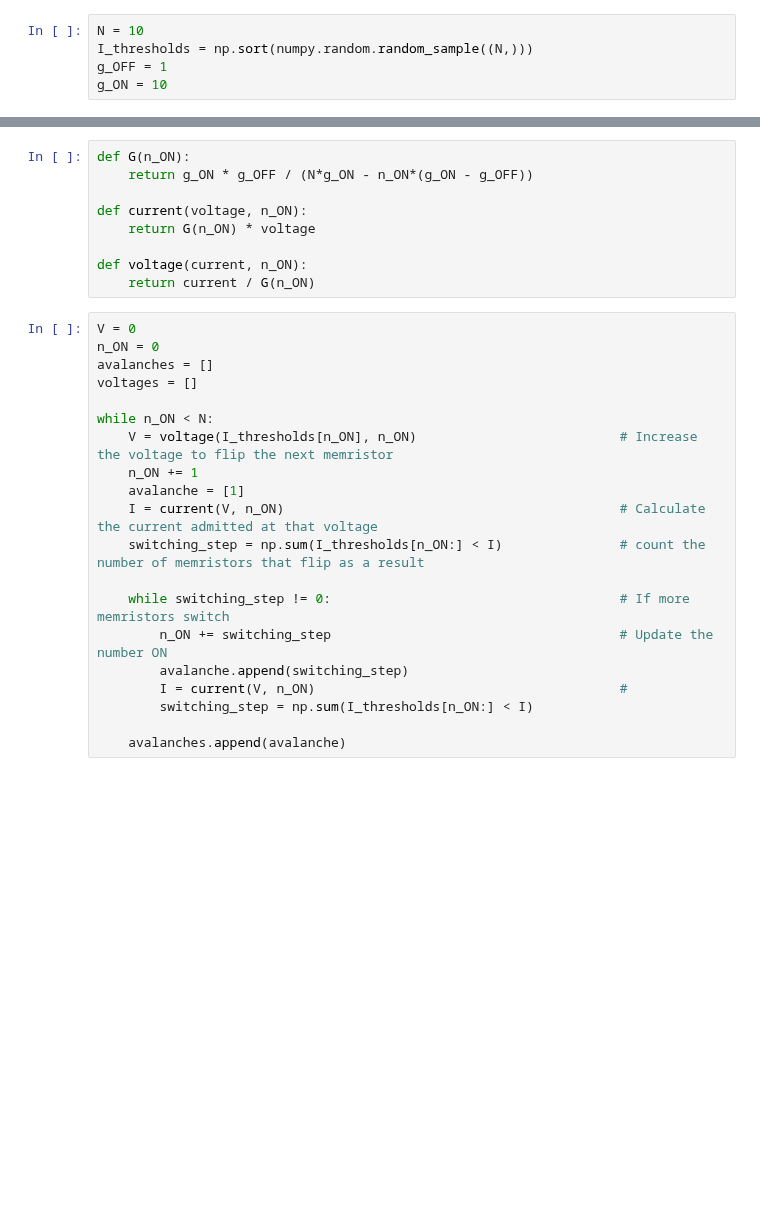
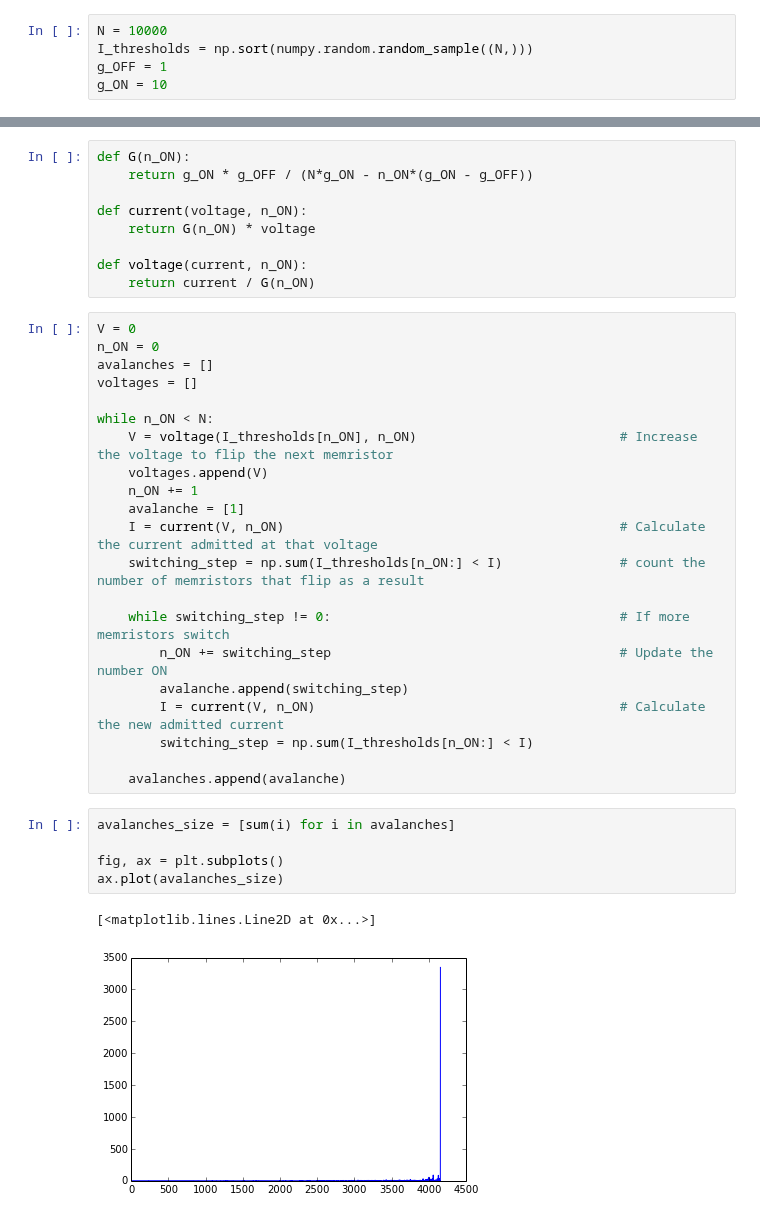
Before and after one commit to forrestsheldon/memNets, a Jupyter notebook: One_Dimensional_Networks.ipynb, the cells around one changed output, grey strips where cells are left out. Cells and saved outputs as stored; diff of their text form; blank space fills up the shorter version.

```diff
--- a/One_Dimensional_Networks.ipynb
+++ b/One_Dimensional_Networks.ipynb
@@ -13,7 +14,7 @@ def switch_1d_chain(N, dist):
     the next memristor requires to trip.  After this, the network is run a
     """
 # %%
-N = 10
+N = 10000
 I_thresholds = np.sort(numpy.random.random_sample((N,)))
 g_OFF = 1
 g_ON = 10
@@ -39,6 +35,7 @@ voltages = []
 
 while n_ON < N:
     V = voltage(I_thresholds[n_ON], n_ON)                          # Increase the voltage to flip the next memristor
+    voltages.append(V)
     n_ON += 1
     avalanche = [1]
     I = current(V, n_ON)                                           # Calculate the current admitted at that voltage
@@ -47,7 +44,15 @@ while n_ON < N:
     while switching_step != 0:                                     # If more memristors switch
         n_ON += switching_step                                     # Update the number ON
         avalanche.append(switching_step)
-        I = current(V, n_ON)                                       #
+        I = current(V, n_ON)                                       # Calculate the new admitted current
         switching_step = np.sum(I_thresholds[n_ON:] < I)
 
     avalanches.append(avalanche)
+# %%
+avalanches_size = [sum(i) for i in avalanches]
+
+fig, ax = plt.subplots()
+ax.plot(avalanches_size)
+# %% [output]
+[<matplotlib.lines.Line2D at 0x...>]
+[figure, added]
```
Also changed, not shown: parts of 4 cells of this notebook, 1 other file.
